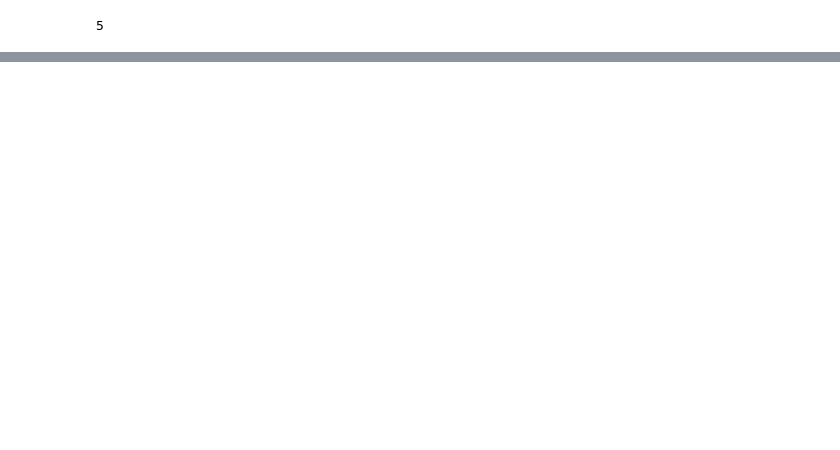
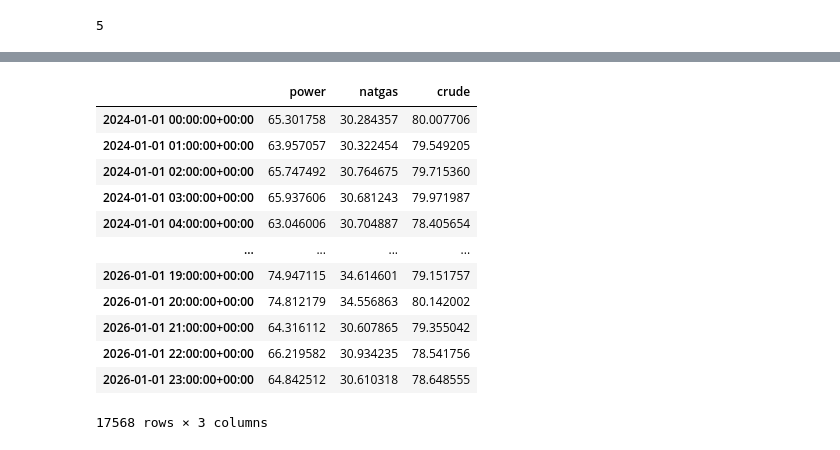
Before and after one commit to miller-moore/commodity-trading, a Jupyter notebook: notebooks/test.ipynb, the cells around one changed output, grey strips where cells are left out. Drawn from its saved outputs; the diff is of its cells as text; code cells hidden in the pictures; blank space fills up the shorter version.

```diff
--- a/notebooks/test.ipynb
+++ b/notebooks/test.ipynb
@@ -113,0 +129,16 @@ DatetimeIndex(['2024-10-27 00:00:00+01:00', '2024-10-27 00:30:00+01:00',
+# %%
+df_prices
+# %% [output]
+|  | power | natgas | crude |
+| 2024-01-01 00:00:00+00:00 | 65.301758 | 30.284357 | 80.007706 |
+| 2024-01-01 01:00:00+00:00 | 63.957057 | 30.322454 | 79.549205 |
+| 2024-01-01 02:00:00+00:00 | 65.747492 | 30.764675 | 79.715360 |
+| 2024-01-01 03:00:00+00:00 | 65.937606 | 30.681243 | 79.971987 |
+| 2024-01-01 04:00:00+00:00 | 63.046006 | 30.704887 | 78.405654 |
+| ... | ... | ... | ... |
+| 2026-01-01 19:00:00+00:00 | 74.947115 | 34.614601 | 79.151757 |
+| 2026-01-01 20:00:00+00:00 | 74.812179 | 34.556863 | 80.142002 |
+| 2026-01-01 21:00:00+00:00 | 64.316112 | 30.607865 | 79.355042 |
+| 2026-01-01 22:00:00+00:00 | 66.219582 | 30.934235 | 78.541756 |
+| 2026-01-01 23:00:00+00:00 | 64.842512 | 30.610318 | 78.648555 |
+17568 rows × 3 columns
```
Also changed, not shown: parts of 10 cells of this notebook.
